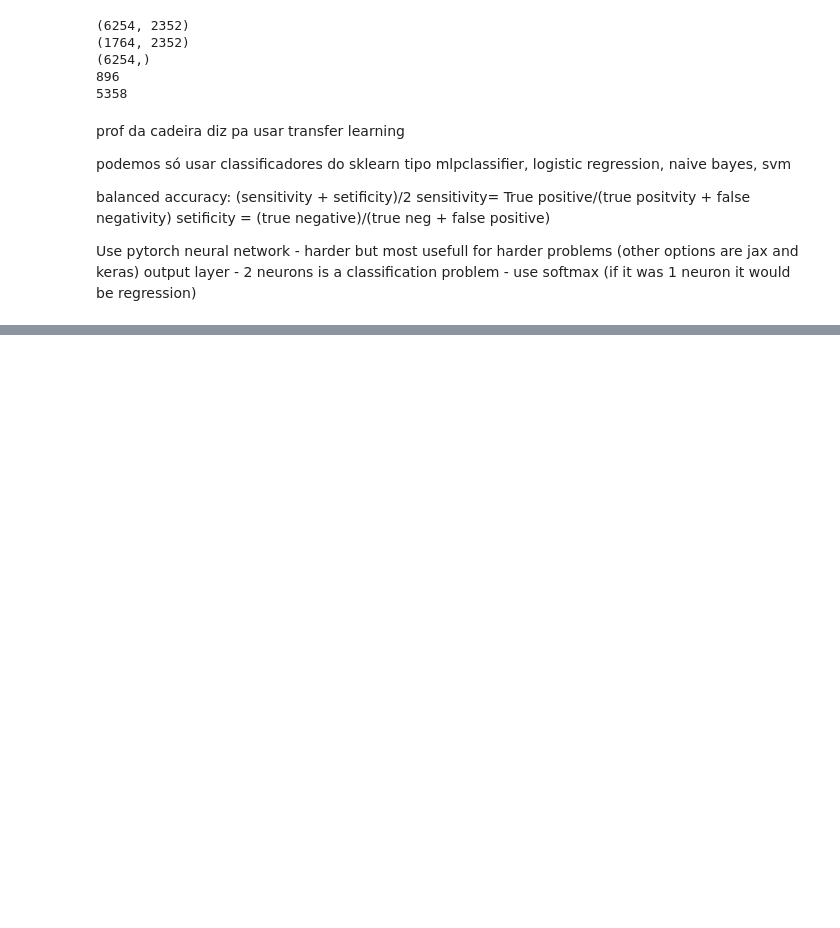
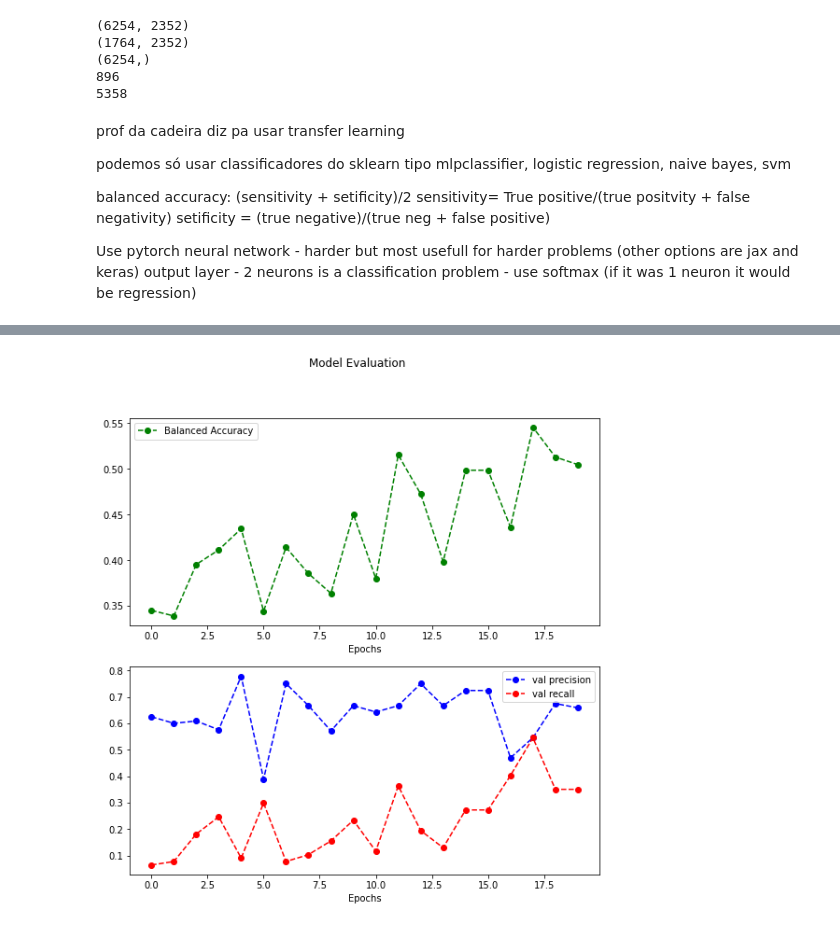
Before and after one commit to Dolfas/ML_Aaut, a Jupyter notebook: ML_problem5.1.ipynb, the cells around one changed output, grey strips where cells are left out. Saved outputs shown, nothing was run; the diff lists cells and outputs as text; code cells hidden in the pictures; blank space fills up the shorter version.

```diff
--- a/ML_problem5.1.ipynb
+++ b/ML_problem5.1.ipynb
@@ -70,0 +213,15 @@ model_keras.add(layers.Dense(2, activation="softmax"))
+# %%
+X_train_img = np.reshape(X_train,(6254,28,28,3)).copy()
+X_val, X_train_sample = X_train_img[:500].copy(), X_train_img[500:].copy()
+y_val, y_train_sample = y_train[:500].copy(), y_train[500:].copy()
+
+model_trained2 = model_img.fit(
+    X_train_sample,
+    y_train_sample,
+    batch_size=64,
+    epochs=20,
+    # We pass some validation for
+    # monitoring validation loss and metrics
+    # at the end of each epoch
+    validation_data=(X_val, y_val),
+)
@@ -70,0 +246,18 @@ model_keras.add(layers.Dense(2, activation="softmax"))
+# %%
+dtf = pd.DataFrame(model_trained2.history)
+fig, (ax1, ax2) = plt.subplots(2, 1, figsize=(9,9))
+dtf = model_trained2
+fig.suptitle('Model Evaluation')
+
+ax1.plot((dtf.iloc[:,4]+dtf.iloc[:,5])/2,'go--',label='Balanced Accuracy')
+ax1.legend()
+ax1.set_xlabel('Epochs')
+
+ax2.plot(dtf.iloc[:,4],'bo--',label='val precision')
+ax2.plot(dtf.iloc[:,5],'ro--',label='val recall')
+ax2.legend()
+ax2.set_xlabel('Epochs')
+
+plt.show()
+# %% [output]
+[figure, added]
```
Also changed, not shown: parts of 14 cells of this notebook.
